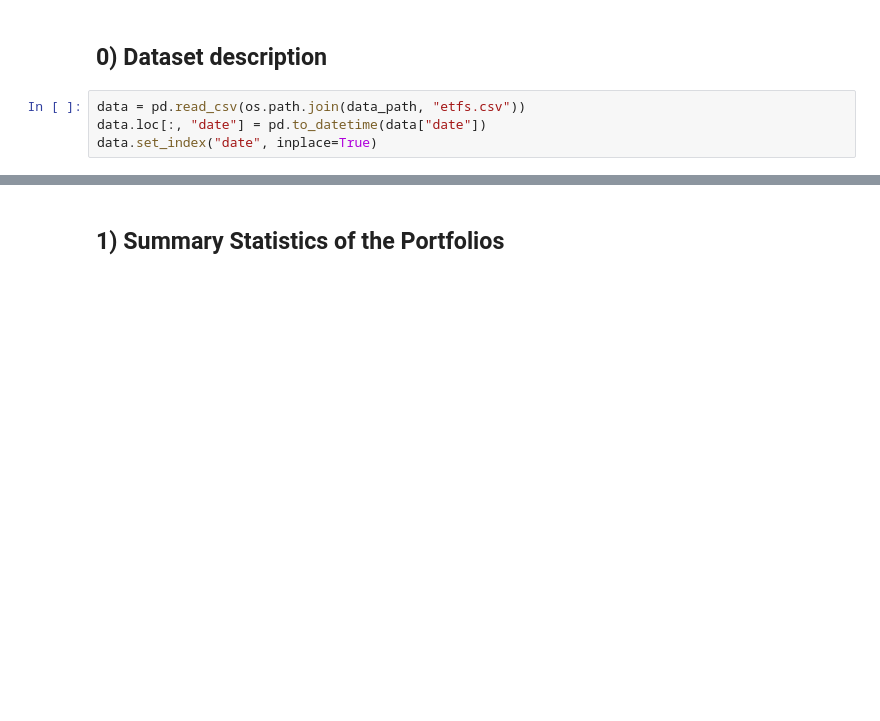
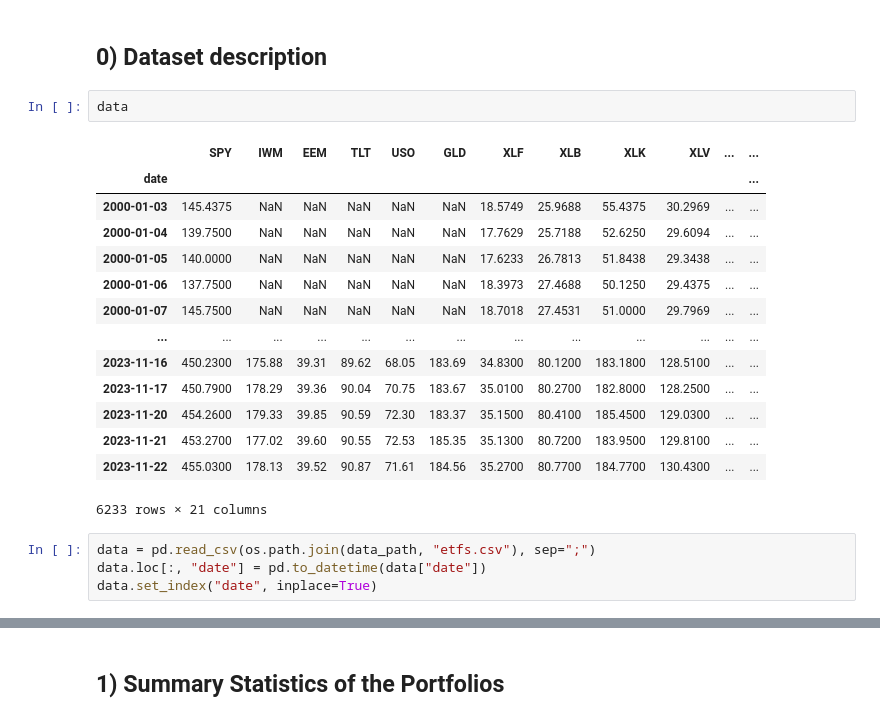
Before and after one commit to dcuoliveira/rpowbe, a Jupyter notebook: src/results_report_lo.ipynb, the cells around one changed output, grey strips where cells are left out. Drawn from its saved outputs; the diff is of its cells as text; blank space fills up the shorter version.

```diff
--- a/src/results_report_lo.ipynb
+++ b/src/results_report_lo.ipynb
@@ -84,8 +100,25 @@ portfolio_constraints = {
 }
 # %% [markdown]
 ## 0) Dataset description
+# %%
+data
+# %% [output]
+|  | SPY | IWM | EEM | TLT | USO | GLD | XLF | XLB | XLK | XLV | ... | ... |
+| date |  |  |  |  |  |  |  |  |  |  |  | ... |
+| 2000-01-03 | 145.4375 | NaN | NaN | NaN | NaN | NaN | 18.5749 | 25.9688 | 55.4375 | 30.2969 | ... | ... |
+| 2000-01-04 | 139.7500 | NaN | NaN | NaN | NaN | NaN | 17.7629 | 25.7188 | 52.6250 | 29.6094 | ... | ... |
+| 2000-01-05 | 140.0000 | NaN | NaN | NaN | NaN | NaN | 17.6233 | 26.7813 | 51.8438 | 29.3438 | ... | ... |
+| 2000-01-06 | 137.7500 | NaN | NaN | NaN | NaN | NaN | 18.3973 | 27.4688 | 50.1250 | 29.4375 | ... | ... |
+| 2000-01-07 | 145.7500 | NaN | NaN | NaN | NaN | NaN | 18.7018 | 27.4531 | 51.0000 | 29.7969 | ... | ... |
+| ... | ... | ... | ... | ... | ... | ... | ... | ... | ... | ... | ... | ... |
+| 2023-11-16 | 450.2300 | 175.88 | 39.31 | 89.62 | 68.05 | 183.69 | 34.8300 | 80.1200 | 183.1800 | 128.5100 | ... | ... |
+| 2023-11-17 | 450.7900 | 178.29 | 39.36 | 90.04 | 70.75 | 183.67 | 35.0100 | 80.2700 | 182.8000 | 128.2500 | ... | ... |
+| 2023-11-20 | 454.2600 | 179.33 | 39.85 | 90.59 | 72.30 | 183.37 | 35.1500 | 80.4100 | 185.4500 | 129.0300 | ... | ... |
+| 2023-11-21 | 453.2700 | 177.02 | 39.60 | 90.55 | 72.53 | 185.35 | 35.1300 | 80.7200 | 183.9500 | 129.8100 | ... | ... |
+| 2023-11-22 | 455.0300 | 178.13 | 39.52 | 90.87 | 71.61 | 184.56 | 35.2700 | 80.7700 | 184.7700 | 130.4300 | ... | ... |
+6233 rows × 21 columns
 # %%
-data = pd.read_csv(os.path.join(data_path, "etfs.csv"))
+data = pd.read_csv(os.path.join(data_path, "etfs.csv"), sep=";")
 data.loc[:, "date"] = pd.to_datetime(data["date"])
 data.set_index("date", inplace=True)
 # %%
```
Also changed, not shown: parts of 7 cells of this notebook.
